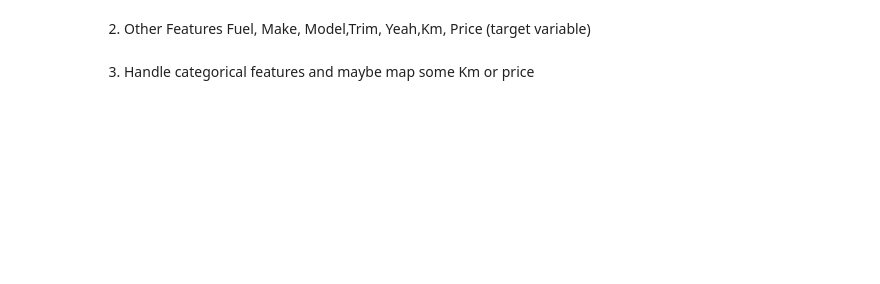
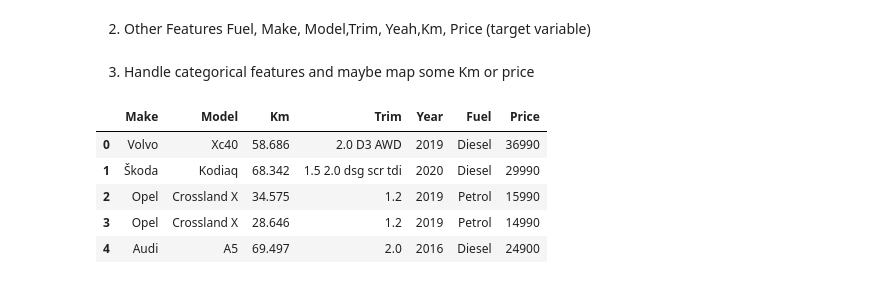
Before and after one commit to yanis92300/Machine-Learning, a Jupyter notebook: scrapping_prediction/code.ipynb, the cells around one changed output. Drawn from its saved outputs; the diff is of its cells as text; code cells hidden in the pictures; blank space fills up the shorter version.

```diff
--- a/scrapping_prediction/code.ipynb
+++ b/scrapping_prediction/code.ipynb
@@ -111,7 +118,7 @@ for block in temph2:
 # %%
 Year = []
 temph2 = []
-for i in range(5, 10):
+for i in range(1, 10):
     r = requests.get(
         'https://www.ooyyo.com/france/used-cars-for-sale/c=CDA31D7114D3854F111BFB6FAA6{}1453/'.format(i))
     soup = bs(r.content, 'lxml')
@@ -164,0 +174,10 @@ assert len(Make) == len(Model) == len(Km)==len(trim)== len(Price)== len(Year) ==
+# %%
+df = pd.DataFrame(data=d)
+df.head()
+# %% [output]
+|  | Make | Model | Km | Trim | Year | Fuel | Price |
+| 0 | Volvo | Xc40 | 58.686 | 2.0 D3 AWD | 2019 | Diesel | 36990 |
+| 1 | Škoda | Kodiaq | 68.342 | 1.5 2.0 dsg scr tdi | 2020 | Diesel | 29990 |
+| 2 | Opel | Crossland X | 34.575 | 1.2 | 2019 | Petrol | 15990 |
+| 3 | Opel | Crossland X | 28.646 | 1.2 | 2019 | Petrol | 14990 |
+| 4 | Audi | A5 | 69.497 | 2.0 | 2016 | Diesel | 24900 |
```
Also changed, not shown: parts of 16 cells of this notebook.
